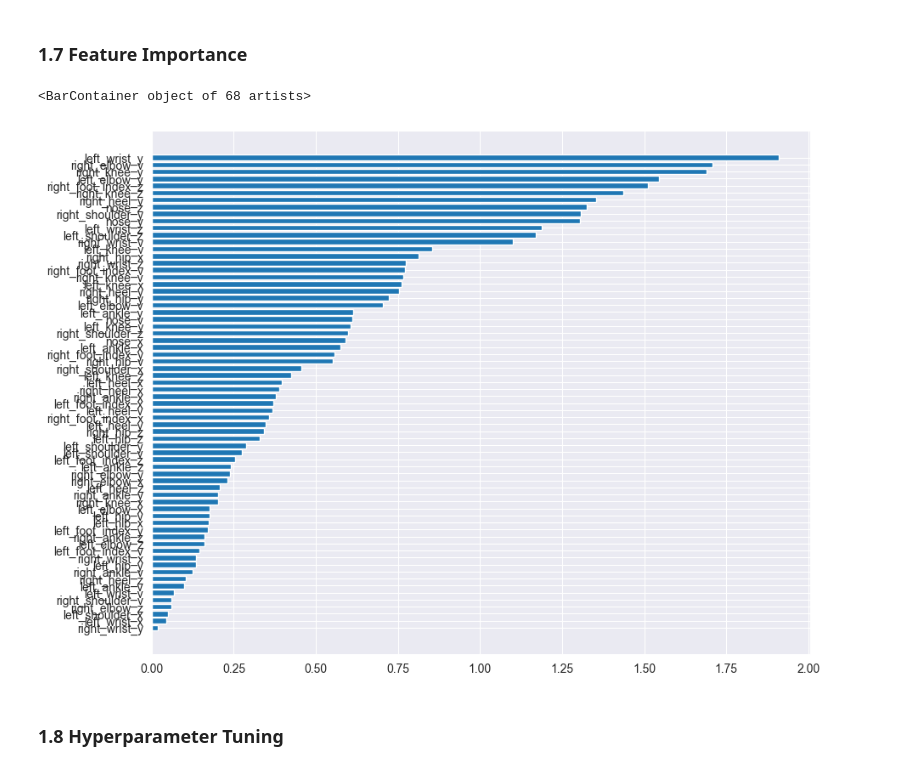
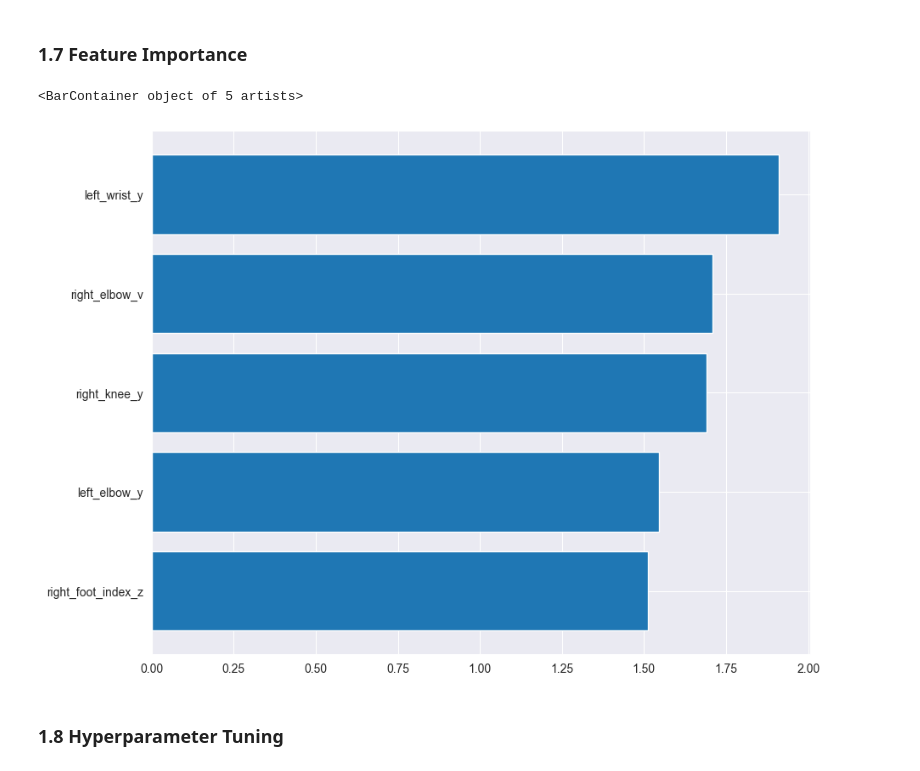
Before and after one commit to Defeeeee/FormAI-ML, a Jupyter notebook: Model-scikit/main.ipynb, the cells around one changed output. Saved outputs shown, nothing was run; the diff lists cells and outputs as text; code cells hidden in the pictures.

Commit message:
feat(files): Changed example plot

```diff
--- a/Model-scikit/main.ipynb
+++ b/Model-scikit/main.ipynb
@@ -212,16 +232,16 @@ Intercept: [-2.76874837 -1.50472875  4.27347712]
 # %%
 import numpy as np
 
 fig, ax = plt.subplots(figsize=(10, 8))
 
 feature_importances = pd.DataFrame(
     {"column": ds.loc[:, ds.columns != 'label'].columns, "coef": np.abs(pipe.named_steps["logistic"].coef_[0])}
-).sort_values(by="coef", ascending=True)
+).sort_values(by="coef", ascending=True).tail()
 
 ax.barh(feature_importances["column"], feature_importances["coef"])
 # %% [output]
-<BarContainer object of 68 artists>
+<BarContainer object of 5 artists>
-[figure, old version]
+[figure, new version]
 # %% [markdown]
 ### 1.8 Hyperparameter Tuning
 # %%
```
Also changed, not shown: parts of 3 cells of this notebook.
